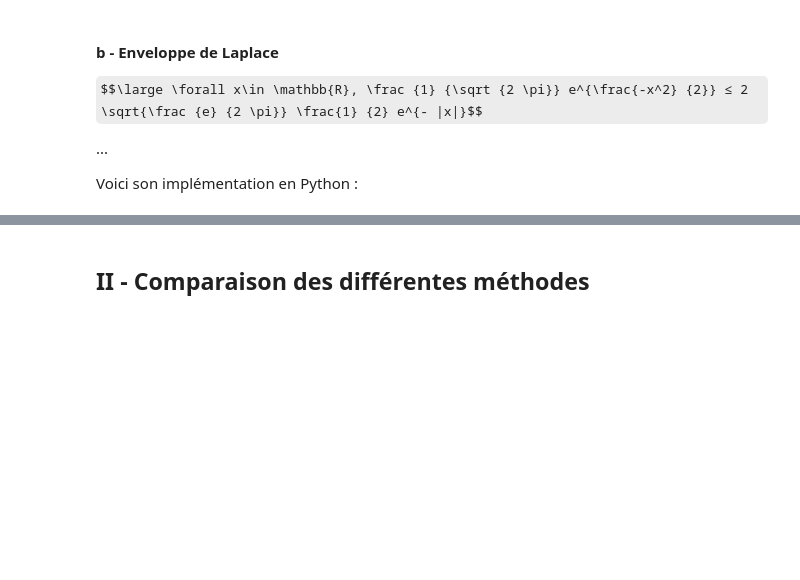
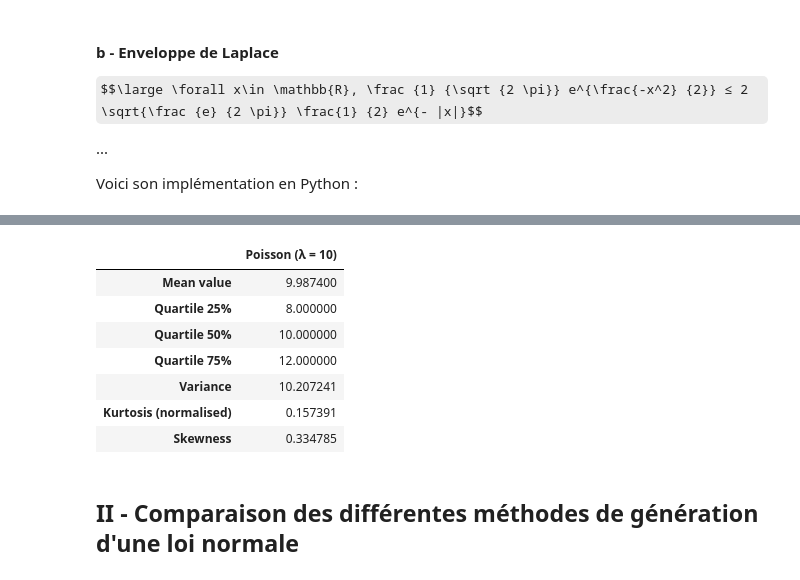
Before and after one commit to maxime-bc/PGC-GVA-TP1-Generateurs, a Jupyter notebook: TP2_Lois_de_probabilité.ipynb, the cells around one changed output, grey strips where cells are left out. Cells and saved outputs as stored; diff of their text form; code cells hidden in the pictures; some formulas as TeX source; blank space fills up the shorter version.

Commit message:
Add Poisson description

```diff
--- a/TP2_Lois_de_probabilité.ipynb
+++ b/TP2_Lois_de_probabilité.ipynb
@@ -391,19 +398,28 @@ kurtosis = 1/lambda
 # %%
 n = 10_000
-lmdb = 10
-dist = poisson(lmdb, n)
+lmbd = 10
+dist = poisson(lmbd, n)
 
 data = {'Mean value': mean(dist),
         'Quartile 25%': np.percentile(dist, 25),
         'Quartile 50% ': np.percentile(dist, 50),
         'Quartile 75%': np.percentile(dist, 75),
         'Variance': np.var(dist),
         'Kurtosis (normalised)': kurtosis(dist),
         'Skewness': skew(dist)}
 
-pd.DataFrame.from_dict(data, orient='index', columns=['Poisson'])
+pd.DataFrame.from_dict(data, orient='index', columns=[f'Poisson (λ = {lmbd})'])
+# %% [output]
+|  | Poisson (λ = 10) |
+| Mean value | 9.987400 |
+| Quartile 25% | 8.000000 |
+| Quartile 50% | 10.000000 |
+| Quartile 75% | 12.000000 |
+| Variance | 10.207241 |
+| Kurtosis (normalised) | 0.157391 |
+| Skewness | 0.334785 |
 # %% [markdown]
-## II - Comparaison des différentes méthodes<a name="comparaison"></a>
+## II - Comparaison des différentes méthodes de génération d'une loi normale<a name="comparaison"></a>
 # %%
 NAMES = ['Loi Normale Inverse', 'Loi Normale Centrale Limite', 'Box et Muller (Y_0)', 'Box et Muller (Y_1)', 'Enveloppe de Cauchy',
          'Enveloppe de Laplace']
```
Also changed, not shown: parts of 18 cells of this notebook.
